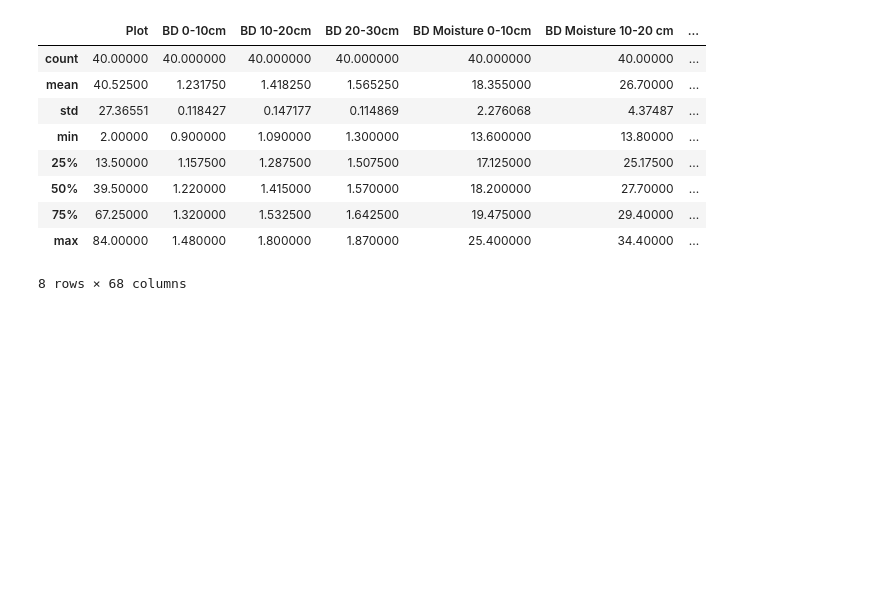
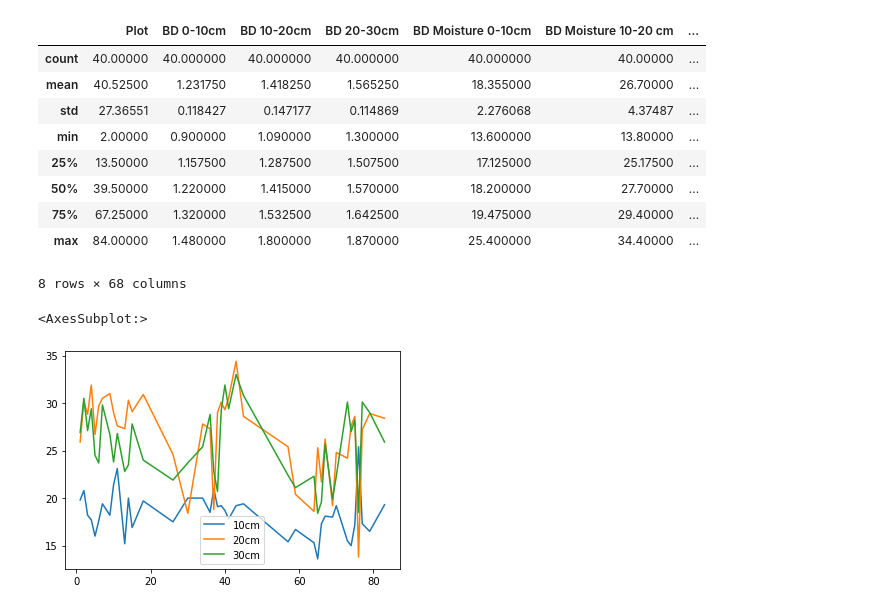
Before and after one commit to ciaranpflanagan/FYP, a Jupyter notebook: data_analysis.ipynb, the cells around one changed output. Saved outputs shown, nothing was run; the diff lists cells and outputs as text; code cells hidden in the pictures; blank space fills up the shorter version.

Commit message:
Further data analysis

```diff
--- a/data_analysis.ipynb
+++ b/data_analysis.ipynb
@@ -37,3 +37,15 @@ df_2021.describe()
 | 75% | 67.25000 | 1.320000 | 1.532500 | 1.642500 | 19.475000 | 29.40000 | ... |
 | max | 84.00000 | 1.480000 | 1.800000 | 1.870000 | 25.400000 | 34.40000 | ... |
 8 rows × 68 columns
+# %%
+d = {'10cm' : df_2021['BD Moisture 0-10cm'],
+     '20cm' : df_2021['BD Moisture 10-20 cm'],
+     '30cm' : df_2021['BD Moisture 20-30 cm']
+    }
+
+df = pd.DataFrame(d)
+
+df.plot()
+# %% [output]
+<AxesSubplot:>
+[figure, added]
```
Also changed, not shown: parts of 5 cells of this notebook, 1 other file.
